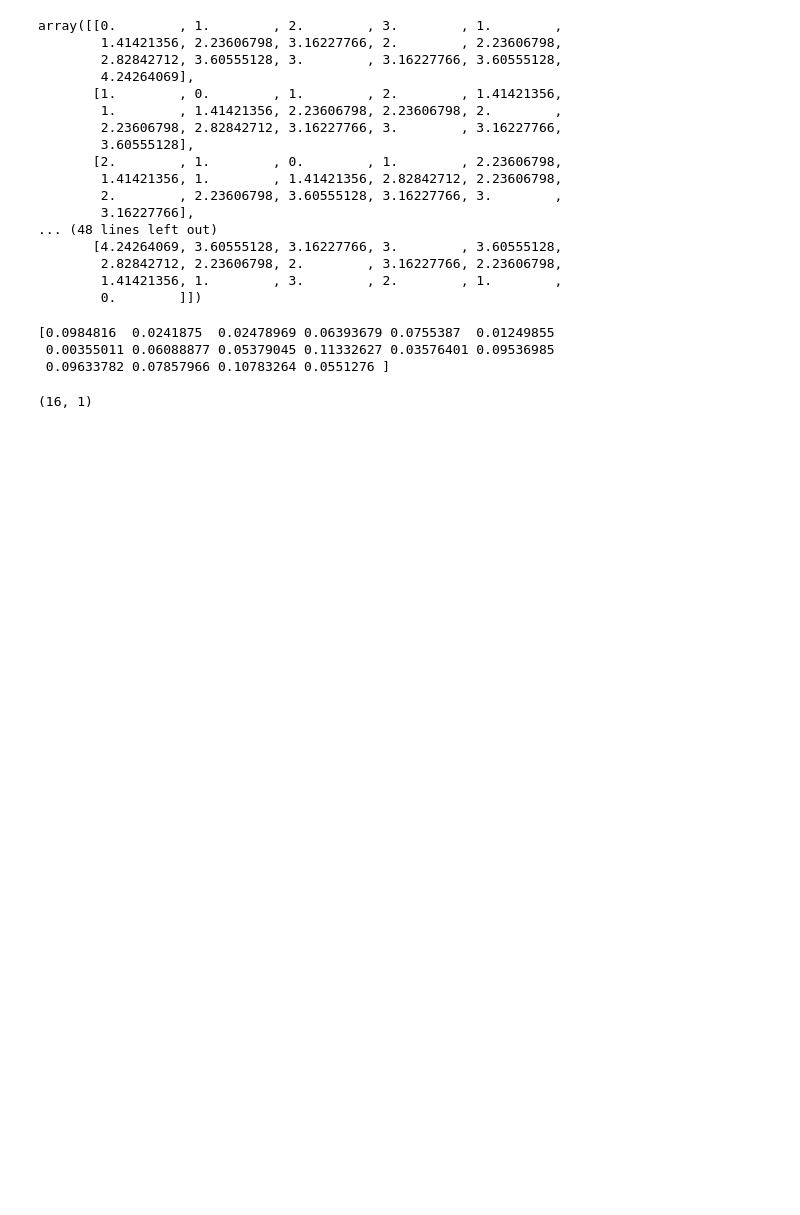
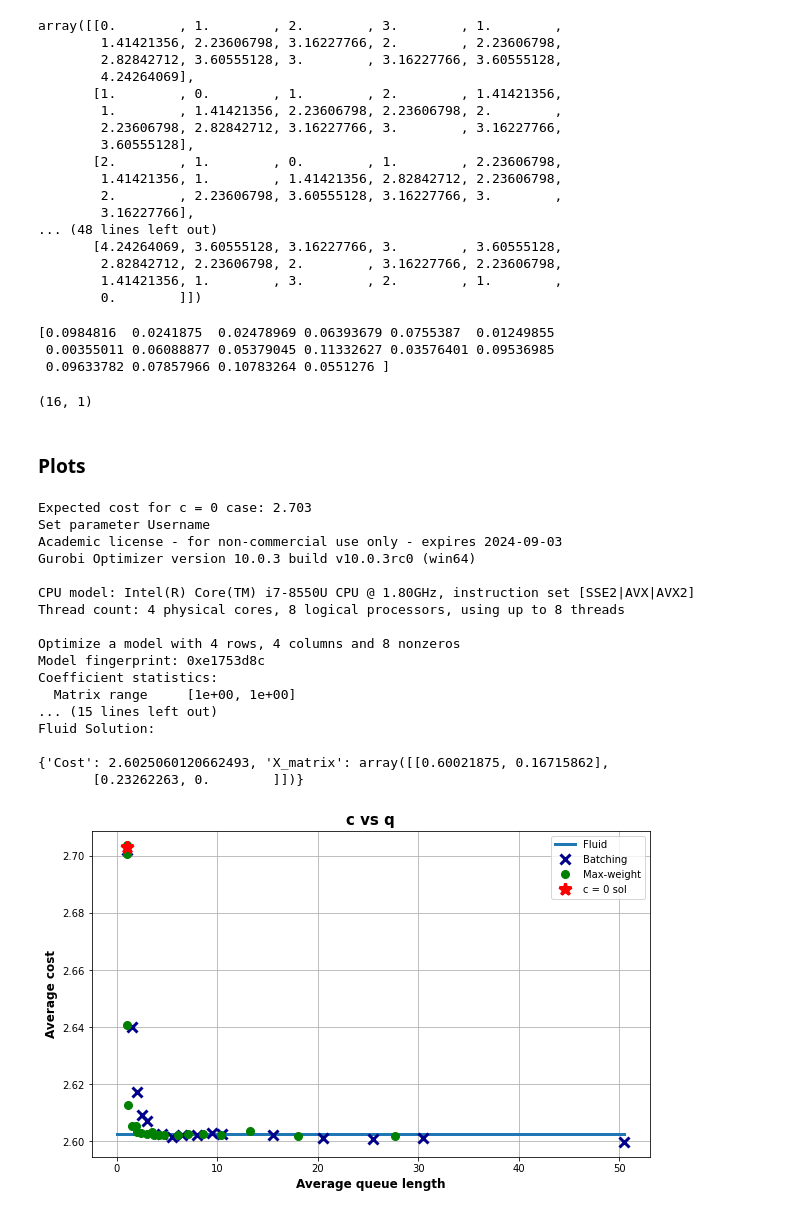
Before and after one commit to mew-two-github/Spatial-Matching-Simulations, a Jupyter notebook: Analysis.ipynb, the cells around one changed output. Drawn from its saved outputs; the diff is of its cells as text; code cells hidden in the pictures; blank space fills up the shorter version.

Commit message:
Analysed jump of cost with alpha in spatial, confirmed maxweight aligning with batching in random

```diff
--- a/Analysis.ipynb
+++ b/Analysis.ipynb
@@ -155,3 +155,5 @@ print(pmf_cust)
 pmf_cust.shape
 # %% [output]
 (16, 1)
+# %% [markdown]
+### Plots
@@ -157,0 +167,44 @@ pmf_cust.shape
+# %%
+import utils
+def run_extremes(N, W, pmf_cust, pmf_serv, gurobi_flag = 1):
+    Ex = round (np.sum(np.outer(pmf_cust,pmf_serv)*W), 3)
+    print("Expected cost for c = 0 case:", Ex )
+    if gurobi_flag == 1:
+        fluid_sol = utils.fluid_solution_gurobi(N, W, pmf_cust, pmf_serv)
+    else:
+        fluid_sol = utils.fluid_solution(N, W, pmf_cust, pmf_serv)
+    print("\nFluid Solution:\n")
+    print(fluid_sol)
+    return([Ex,fluid_sol])
+def plot_from_sim_paths(file_name):
+    with open(file_name,'rb') as f:
+        M_res,B_res, N, W, pmf_cust, pmf_serv = pickle.load(f)
+    Q_paths_M = M_res["Q_paths"]
+    C_paths_M = M_res["C_paths"]
+    Q_paths_B = B_res["Q_paths"]
+    C_paths_B = B_res["C_paths"]
+    (average_cost_M, average_queue_M) = utils.average_paths(C_paths_M,Q_paths_M)
+    (average_cost_B, average_queue_B) = utils.average_paths(C_paths_B,Q_paths_B)
+    [Ex,fluid_sol] = run_extremes(N,W,pmf_cust,pmf_serv)
+    utils.qc_plot(Ex,fluid_sol,average_queue_B,average_cost_B,average_queue_M,average_cost_M)
+# %%
+plot_from_sim_paths("../sim_paths_random_2.pkl")
+# %% [output]
+Expected cost for c = 0 case: 2.703
+Set parameter Username
+Academic license - for non-commercial use only - expires 2024-09-03
+Gurobi Optimizer version 10.0.3 build v10.0.3rc0 (win64)
+
+CPU model: Intel(R) Core(TM) i7-8550U CPU @ 1.80GHz, instruction set [SSE2|AVX|AVX2]
+Thread count: 4 physical cores, 8 logical processors, using up to 8 threads
+
+Optimize a model with 4 rows, 4 columns and 8 nonzeros
+Model fingerprint: 0xe1753d8c
+Coefficient statistics:
+  Matrix range     [1e+00, 1e+00]
+... (15 lines left out)
+Fluid Solution:
+
+{'Cost': 2.6025060120662493, 'X_matrix': array([[0.60021875, 0.16715862],
+       [0.23262263, 0.        ]])}
+[figure, added]
```
Also changed, not shown: parts of 1 cell of this notebook, 2 other files.
